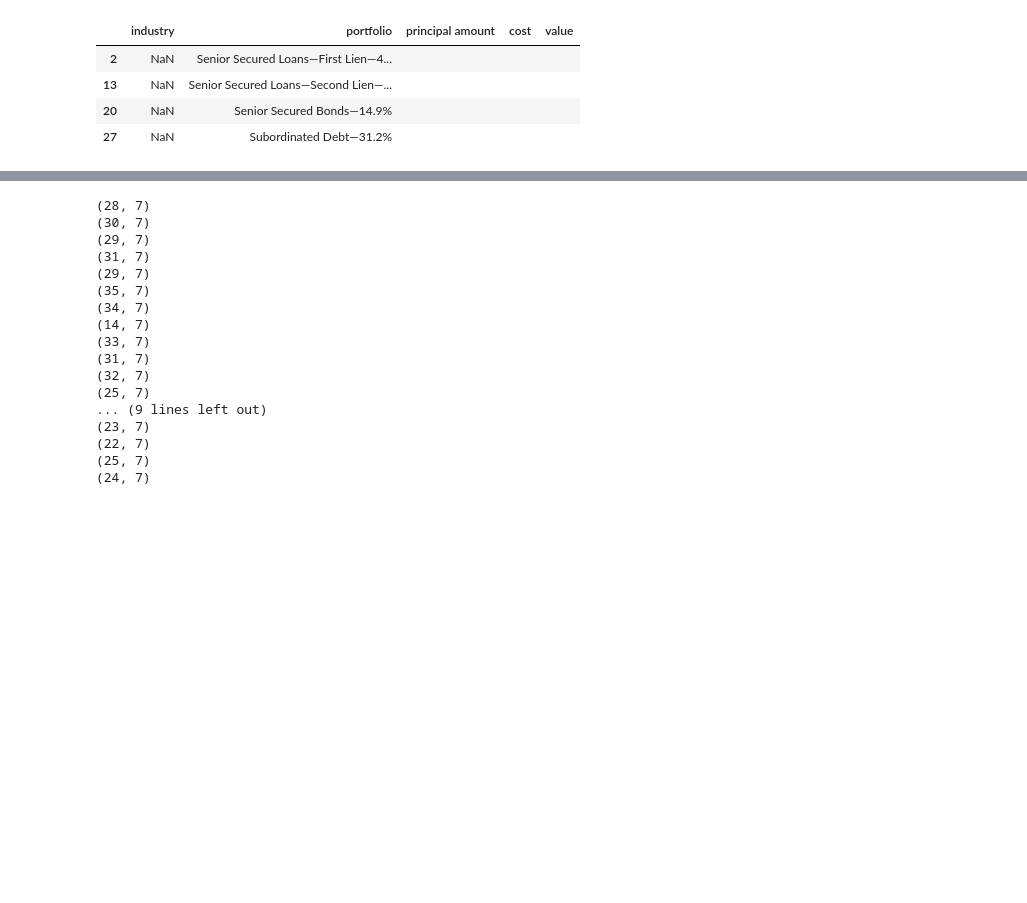
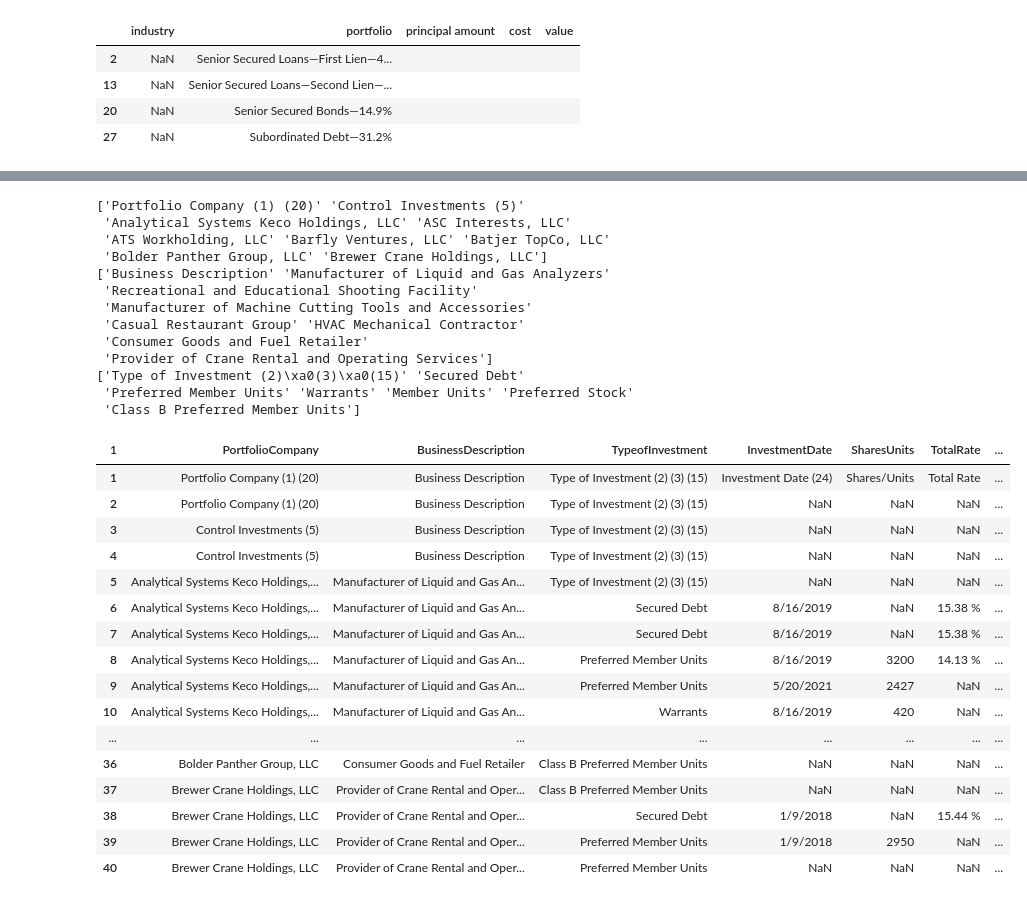
Before and after one commit to Coffee-Code-Philly-Accelerator/sec_filings, a Jupyter notebook: debugging.ipynb, the cells around one changed output, grey strips where cells are left out. Saved outputs shown, nothing was run; the diff lists cells and outputs as text; code cells hidden in the pictures; blank space fills up the shorter version.

```diff
--- a/debugging.ipynb
+++ b/debugging.ipynb
@@ -496,21 +436,44 @@ See the caveats in the documentation: https://pandas.pydata.org/pandas-docs/stab
-# %%
-for df in dfs:
-    print(df.shape)
-# %% [output]
-(28, 7)
-(30, 7)
-(29, 7)
-(31, 7)
-(29, 7)
-(35, 7)
-(34, 7)
-(14, 7)
-(33, 7)
-(31, 7)
-(32, 7)
-(25, 7)
-... (9 lines left out)
-(23, 7)
-(22, 7)
-(25, 7)
-(24, 7)
+# %%
+df = pd.read_csv(r'C:\Users\pysol\Desktop\projects\sec_filings\1396440\2023-09-30\Schedule_of_Investments_0.csv')
+df.replace(['\u200b','',')',0],np.nan,inplace=True)
+df.dropna(axis=1,how='all',inplace=True)
+df.dropna(axis=0,how='all',inplace=True)
+df.columns = df.iloc[0].str.replace('[^a-zA-Z]', '', regex=True)
+df = merge_duplicate_columns(df)
+df.replace(['\u200b','',')',0],np.nan,inplace=True)
+df.drop(columns=df.columns[pd.isna(df.columns)].tolist() + [col for col in df.columns if col == ''],axis=1,inplace=True)
+for i in range(3):
+    df[df.columns[i]].fillna(method='ffill',inplace=True)
+    print(df[df.columns[i]].unique())
+df
+# %% [output]
+['Portfolio Company (1) (20)' 'Control Investments (5)'
+ 'Analytical Systems Keco Holdings, LLC' 'ASC Interests, LLC'
+ 'ATS Workholding, LLC' 'Barfly Ventures, LLC' 'Batjer TopCo, LLC'
+ 'Bolder Panther Group, LLC' 'Brewer Crane Holdings, LLC']
+['Business Description' 'Manufacturer of Liquid and Gas Analyzers'
+ 'Recreational and Educational Shooting Facility'
+ 'Manufacturer of Machine Cutting Tools and Accessories'
+ 'Casual Restaurant Group' 'HVAC Mechanical Contractor'
+ 'Consumer Goods and Fuel Retailer'
+ 'Provider of Crane Rental and Operating Services']
+['Type of Investment (2)\xa0(3)\xa0(15)' 'Secured Debt'
+ 'Preferred Member Units' 'Warrants' 'Member Units' 'Preferred Stock'
+ 'Class B Preferred Member Units']
+| 1 | PortfolioCompany | BusinessDescription | TypeofInvestment | InvestmentDate | SharesUnits | TotalRate | ... |
+| 1 | Portfolio Company (1) (20) | Business Description | Type of Investment (2) (3) (15) | Investment Date (24) | Shares/Units | Total Rate | ... |
+| 2 | Portfolio Company (1) (20) | Business Description | Type of Investment (2) (3) (15) | NaN | NaN | NaN | ... |
+| 3 | Control Investments (5) | Business Description | Type of Investment (2) (3) (15) | NaN | NaN | NaN | ... |
+| 4 | Control Investments (5) | Business Description | Type of Investment (2) (3) (15) | NaN | NaN | NaN | ... |
+| 5 | Analytical Systems Keco Holdings,... | Manufacturer of Liquid and Gas An... | Type of Investment (2) (3) (15) | NaN | NaN | NaN | ... |
+| 6 | Analytical Systems Keco Holdings,... | Manufacturer of Liquid and Gas An... | Secured Debt | 8/16/2019 | NaN | 15.38 % | ... |
+| 7 | Analytical Systems Keco Holdings,... | Manufacturer of Liquid and Gas An... | Secured Debt | 8/16/2019 | NaN | 15.38 % | ... |
+| 8 | Analytical Systems Keco Holdings,... | Manufacturer of Liquid and Gas An... | Preferred Member Units | 8/16/2019 | 3200 | 14.13 % | ... |
+| 9 | Analytical Systems Keco Holdings,... | Manufacturer of Liquid and Gas An... | Preferred Member Units | 5/20/2021 | 2427 | NaN | ... |
+| 10 | Analytical Systems Keco Holdings,... | Manufacturer of Liquid and Gas An... | Warrants | 8/16/2019 | 420 | NaN | ... |
+| ... | ... | ... | ... | ... | ... | ... | ... |
+| 36 | Bolder Panther Group, LLC | Consumer Goods and Fuel Retailer | Class B Preferred Member Units | NaN | NaN | NaN | ... |
+| 37 | Brewer Crane Holdings, LLC | Provider of Crane Rental and Oper... | Class B Preferred Member Units | NaN | NaN | NaN | ... |
+| 38 | Brewer Crane Holdings, LLC | Provider of Crane Rental and Oper... | Secured Debt | 1/9/2018 | NaN | 15.44 % | ... |
+| 39 | Brewer Crane Holdings, LLC | Provider of Crane Rental and Oper... | Preferred Member Units | 1/9/2018 | 2950 | NaN | ... |
+| 40 | Brewer Crane Holdings, LLC | Provider of Crane Rental and Oper... | Preferred Member Units | NaN | NaN | NaN | ... |
```
Also changed, not shown: parts of 3 cells of this notebook, 7 other files.
